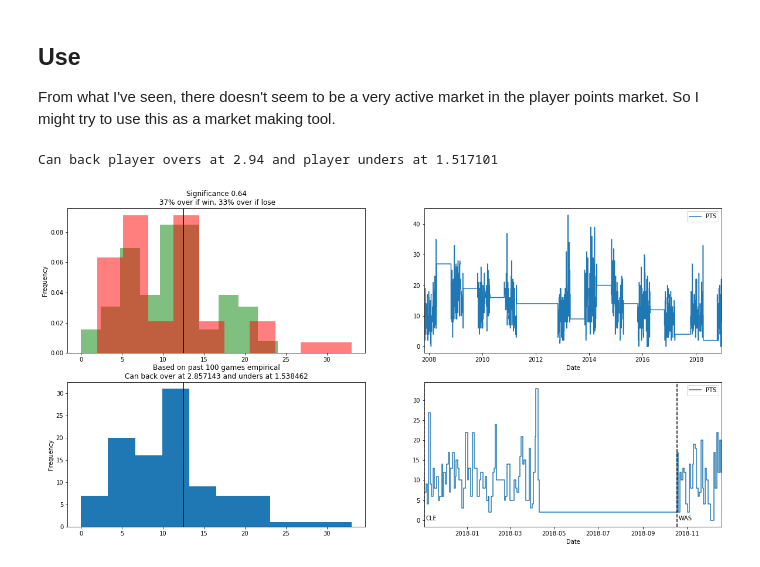
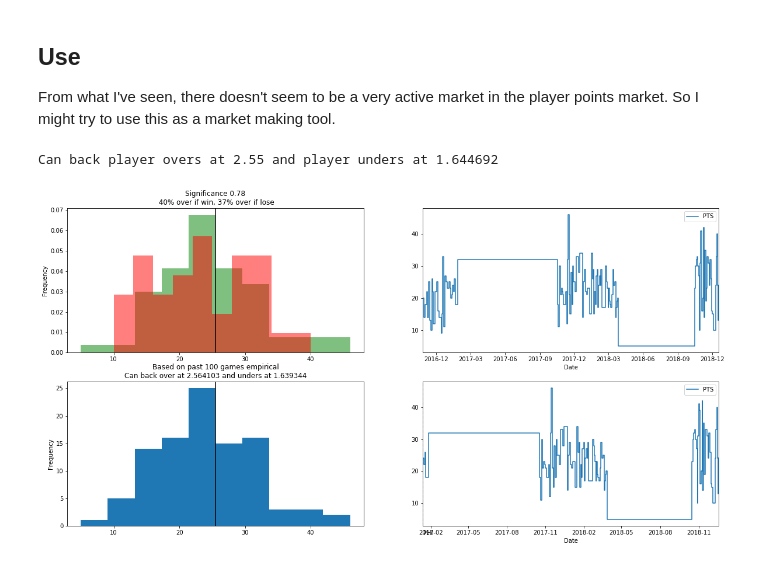
Before and after one commit to johnny-wong/nba_stats, a Jupyter notebook: Notebooks/Analysis - Wins and player points relationship.ipynb, the cells around one changed output. Cells and saved outputs as stored; diff of their text form; code cells hidden in the pictures.

```diff
--- a/Notebooks/Analysis - Wins and player points relationship.ipynb
+++ b/Notebooks/Analysis - Wins and player points relationship.ipynb
@@ -112,12 +112,6 @@ def pl_pts_odds_WL(player_name, stat, baseline, team_opp_odds, past_n_games):
     # Print conclusion
     print('Can back player overs at {:.2f} and player unders at {:2f}'.format(1/theo_player_over_pr,
                                                                              1/theo_player_under_pr))
-    df_IP = pd.DataFrame({'Under':[team_win_IP * (1-pr_over_baseline_win),
-                                              team_lose_IP * (1-pr_over_baseline_lose)],
-                          'Over':[team_win_IP * pr_over_baseline_win,
-                                  team_lose_IP * pr_over_baseline_lose]},
-                        index=['Win', 'Lose'])
-    df_IP
 
     ############## PLOT 100 EMPIRICAL
     player_df_past_100['PTS'].plot(kind='hist', ax=ax[1, 0])
@@ -130,7 +124,7 @@ def pl_pts_odds_WL(player_name, stat, baseline, team_opp_odds, past_n_games):
 
 
     ############## PLOT Score time series
-    player_df.plot(y='PTS', drawstyle='steps-post', ax=ax[0, 1])
+    player_df_played.plot(y='PTS', drawstyle='steps-post', ax=ax[0, 1])
 
     ############## PLOT Score time series recent
     df_player_teams = player_df_past_100[['TEAM_ABBREVIATION']].drop_duplicates('TEAM_ABBREVIATION', keep='last')
@@ -141,13 +135,13 @@ def pl_pts_odds_WL(player_name, stat, baseline, team_opp_odds, past_n_games):
         ax[1, 1].axvline(x=row.name, color='black', linestyle='dashed')
         ax[1, 1].text(x=row.name+dt.timedelta(2), y=0, s=row.TEAM_ABBREVIATION)
 # %%
-player_name = 'Jeff Green'
+player_name = 'Joel Embiid'
 stat = 'PTS'
-baseline = 12.5
-team_opp_odds = (3, 1.49) # A tuple containing the odds for the player's team and their opponent
+baseline = 25.5
+team_opp_odds = (1.39, 3.5) # A tuple containing the odds for the player's team and their opponent
 past_n_games = 100
 
 pl_pts_odds_WL(player_name, stat, baseline, team_opp_odds, past_n_games)
 # %% [output]
-Can back player overs at 2.94 and player unders at 1.517101
+Can back player overs at 2.55 and player unders at 1.644692
-[figure, old version]
+[figure, new version]
```
